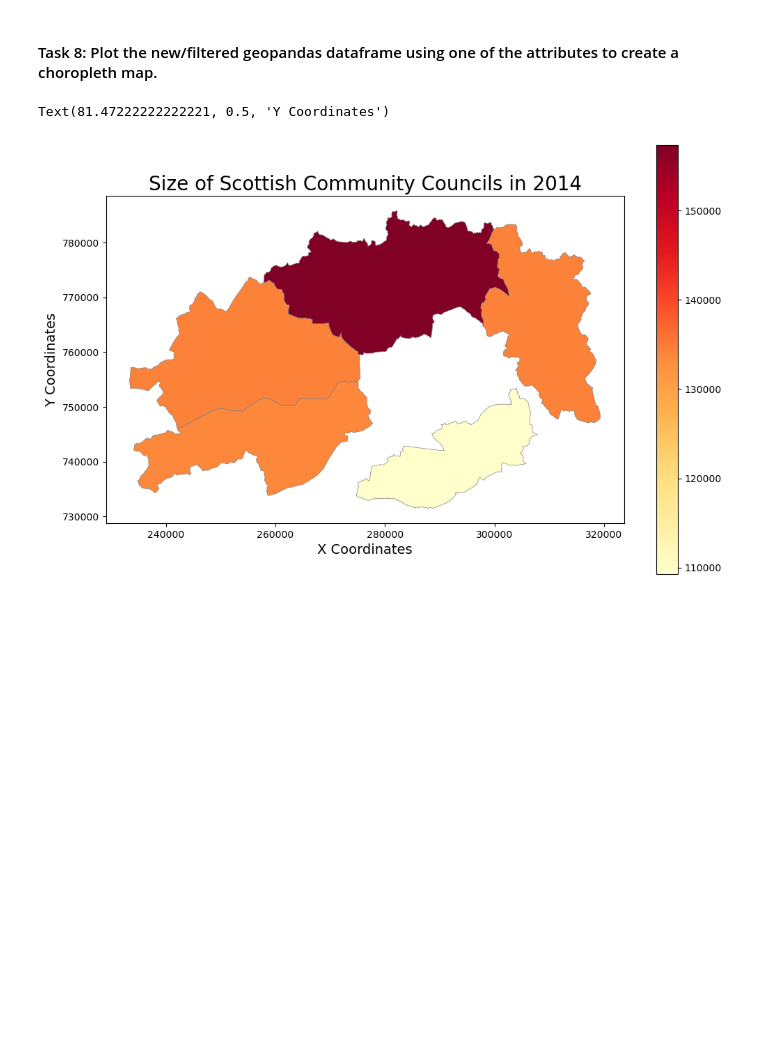
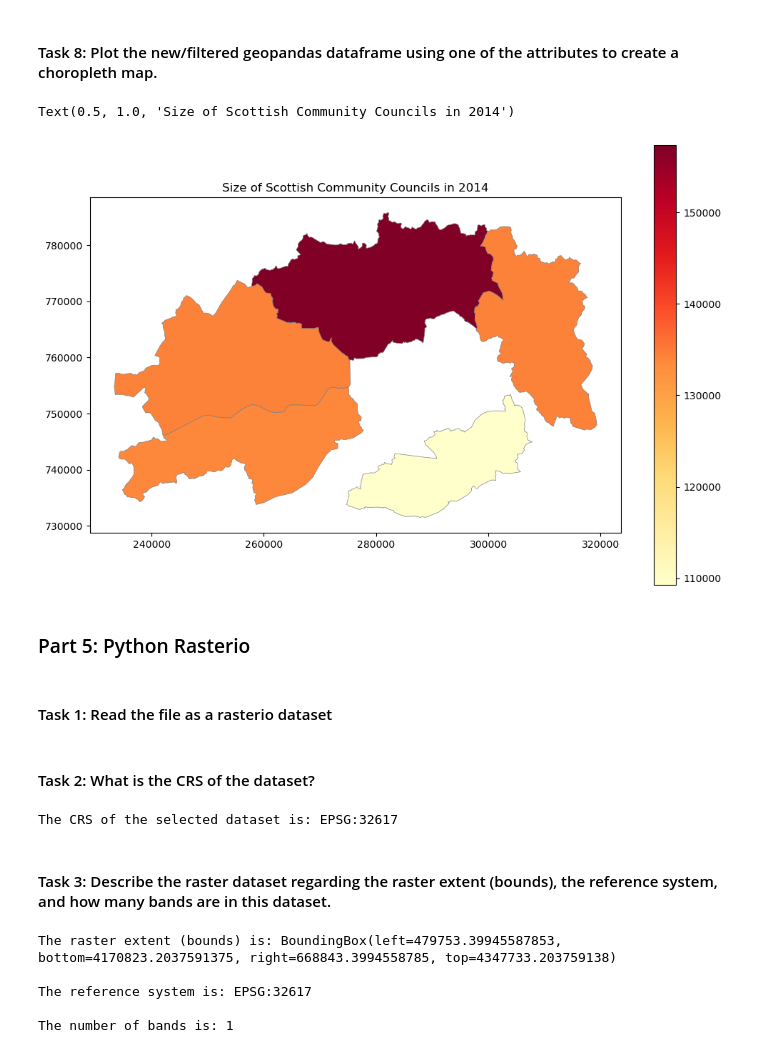
Before and after one commit to SeanH0122/PY4SA23_Assignment, a Jupyter notebook: Assignment No 2 - Sean Healy.ipynb, the cells around one changed output. Drawn from its saved outputs; the diff is of its cells as text; code cells hidden in the pictures; blank space fills up the shorter version.

```diff
--- a/Assignment No 2 - Sean Healy.ipynb
+++ b/Assignment No 2 - Sean Healy.ipynb
@@ -336,16 +340,16 @@ numerical_subset
 # %% [markdown]
 #### Task 8: Plot the new/filtered geopandas dataframe using one of the attributes to create a choropleth map.
 # %%
-#Layout of the map
-fig, ax = pyplot.subplots(figsize=(12,8))
+# Creating the layout of the map
+fig, ax = pyplot.subplots(figsize = (12,8))
 
-#Plotting the map
-numerical_subset.plot(column='Shape__Len', cmap='YlOrRd', linewidth=0.5, edgecolor='0.5', legend=True, ax=ax)
-
-#Creating the title and axis labels
-ax.set_title('Size of Scottish Community Councils in 2014', fontdict={'fontsize': '20', 'fontweight' : '3'})
-ax.set_xlabel('X Coordinates', fontdict={'fontsize': '14'})
-ax.set_ylabel('Y Coordinates', fontdict={'fontsize': '14'})
+# Plotting the map and setting the title
+numerical_subset.plot(column = 'Shape__Len', cmap = 'YlOrRd', linewidth = 0.5, edgecolor = '0.5', legend = True, ax = ax)
+ax.set_title('Size of Scottish Community Councils in 2014')
 # %% [output]
-Text(81.47222222222221, 0.5, 'Y Coordinates')
+Text(0.5, 1.0, 'Size of Scottish Community Councils in 2014')
-[figure, old version]
+[figure, new version]
+# %% [markdown]
+### Part 5: Python Rasterio
+# %% [markdown]
+#### Task 1: Read the file as a rasterio dataset
@@ -351,0 +366,20 @@ Text(81.47222222222221, 0.5, 'Y Coordinates')
+# %% [markdown]
+#### Task 2: What is the CRS of the dataset?
+# %%
+print('The CRS of the selected dataset is:', dataset.crs)
+# %% [output]
+The CRS of the selected dataset is: EPSG:32617
+# %% [markdown]
+#### Task 3: Describe the raster dataset regarding the raster extent (bounds), the reference system, and how many bands are in this dataset.
+# %%
+print('The raster extent (bounds) is:', dataset.bounds)
+print('')
+print('The reference system is:', dataset.crs)
+print('')
+print('The number of bands is:', dataset.count)
+# %% [output]
+The raster extent (bounds) is: BoundingBox(left=479753.39945587853, bottom=4170823.2037591375, right=668843.3994558785, top=4347733.203759138)
+
+The reference system is: EPSG:32617
+
+The number of bands is: 1
```
Also changed, not shown: parts of 28 cells of this notebook, 2 other files.
